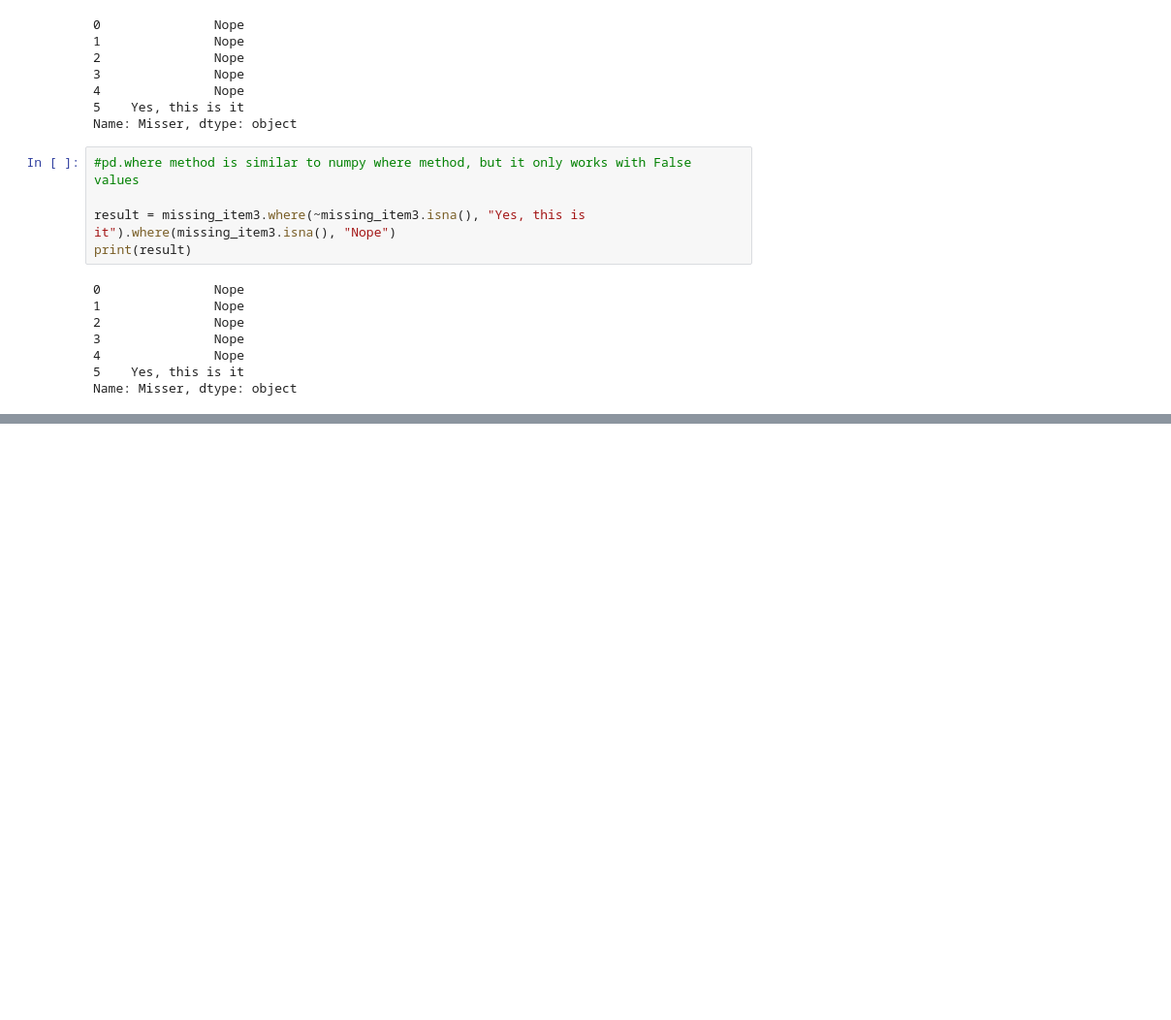
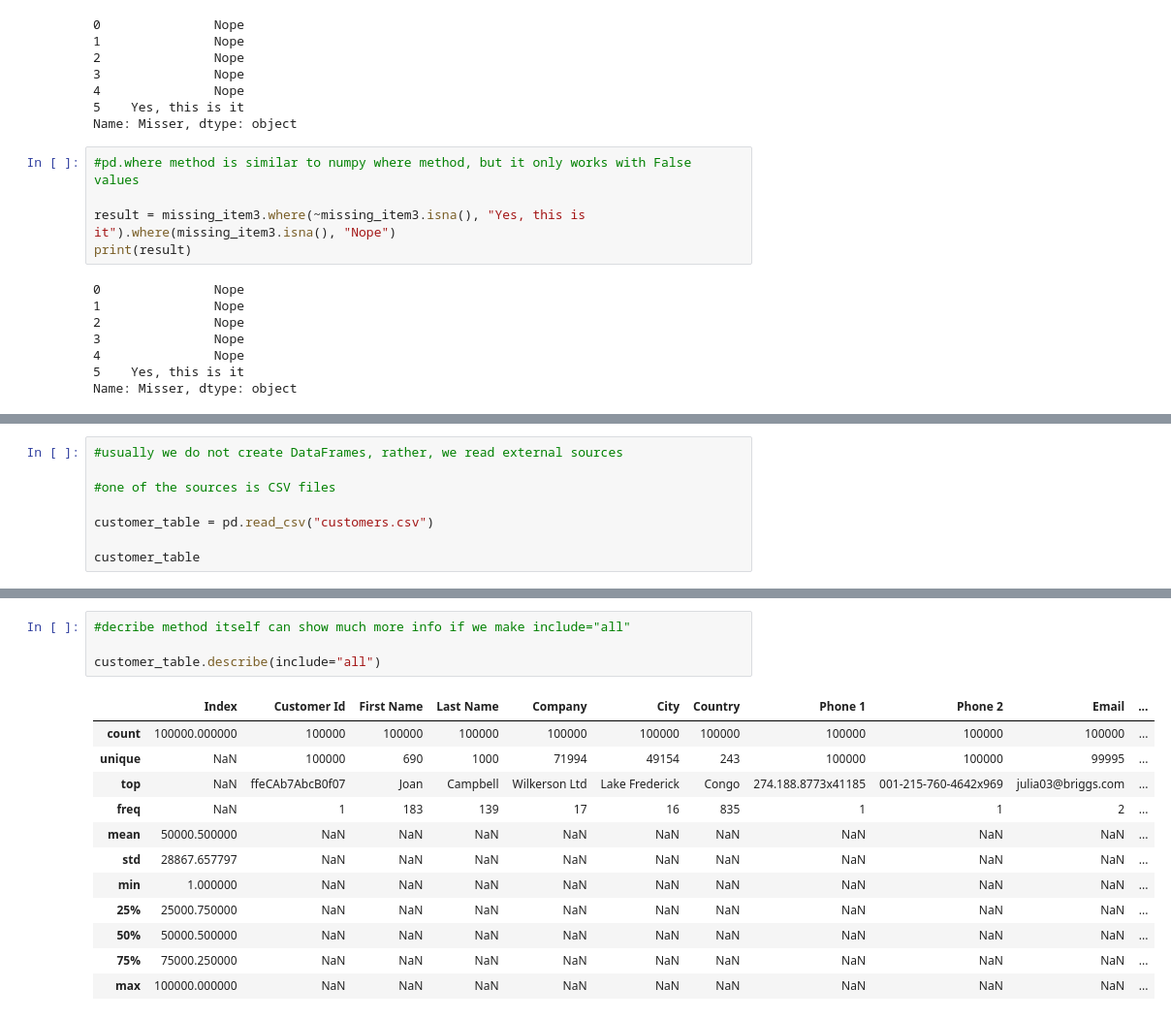
Before and after one commit to akhmadjonovsherzod/projects-portfolio, a Jupyter notebook: pandas-exercises.ipynb, the cells around one changed output, grey strips where cells are left out. Shown at 97% size. Saved outputs shown, nothing was run; the diff lists cells and outputs as text; blank space fills up the shorter version.

Commit message:
Version 2.0: Data Frames - Properties, Filtering, Querying, Cleaning

```diff
--- a/pandas-exercises.ipynb
+++ b/pandas-exercises.ipynb
@@ -520,0 +578,8 @@ Name: Misser, dtype: object
+# %%
+#usually we do not create DataFrames, rather, we read external sources
+
+#one of the sources is CSV files
+
+customer_table = pd.read_csv("customers.csv")
+
+customer_table
@@ -520,0 +739,17 @@ Name: Misser, dtype: object
+# %%
+#decribe method itself can show much more info if we make include="all"
+
+customer_table.describe(include="all")
+# %% [output]
+|  | Index | Customer Id | First Name | Last Name | Company | City | Country | Phone 1 | Phone 2 | Email | ... |
+| count | 100000.000000 | 100000 | 100000 | 100000 | 100000 | 100000 | 100000 | 100000 | 100000 | 100000 | ... |
+| unique | NaN | 100000 | 690 | 1000 | 71994 | 49154 | 243 | 100000 | 100000 | 99995 | ... |
+| top | NaN | ffeCAb7AbcB0f07 | Joan | Campbell | Wilkerson Ltd | Lake Frederick | Congo | 274.188.8773x41185 | 001-215-760-4642x969 | julia03@briggs.com | ... |
+| freq | NaN | 1 | 183 | 139 | 17 | 16 | 835 | 1 | 1 | 2 | ... |
+| mean | 50000.500000 | NaN | NaN | NaN | NaN | NaN | NaN | NaN | NaN | NaN | ... |
+| std | 28867.657797 | NaN | NaN | NaN | NaN | NaN | NaN | NaN | NaN | NaN | ... |
+| min | 1.000000 | NaN | NaN | NaN | NaN | NaN | NaN | NaN | NaN | NaN | ... |
+| 25% | 25000.750000 | NaN | NaN | NaN | NaN | NaN | NaN | NaN | NaN | NaN | ... |
+| 50% | 50000.500000 | NaN | NaN | NaN | NaN | NaN | NaN | NaN | NaN | NaN | ... |
+| 75% | 75000.250000 | NaN | NaN | NaN | NaN | NaN | NaN | NaN | NaN | NaN | ... |
+| max | 100000.000000 | NaN | NaN | NaN | NaN | NaN | NaN | NaN | NaN | NaN | ... |
```
Also changed, not shown: parts of 28 cells of this notebook, 2 other files.
